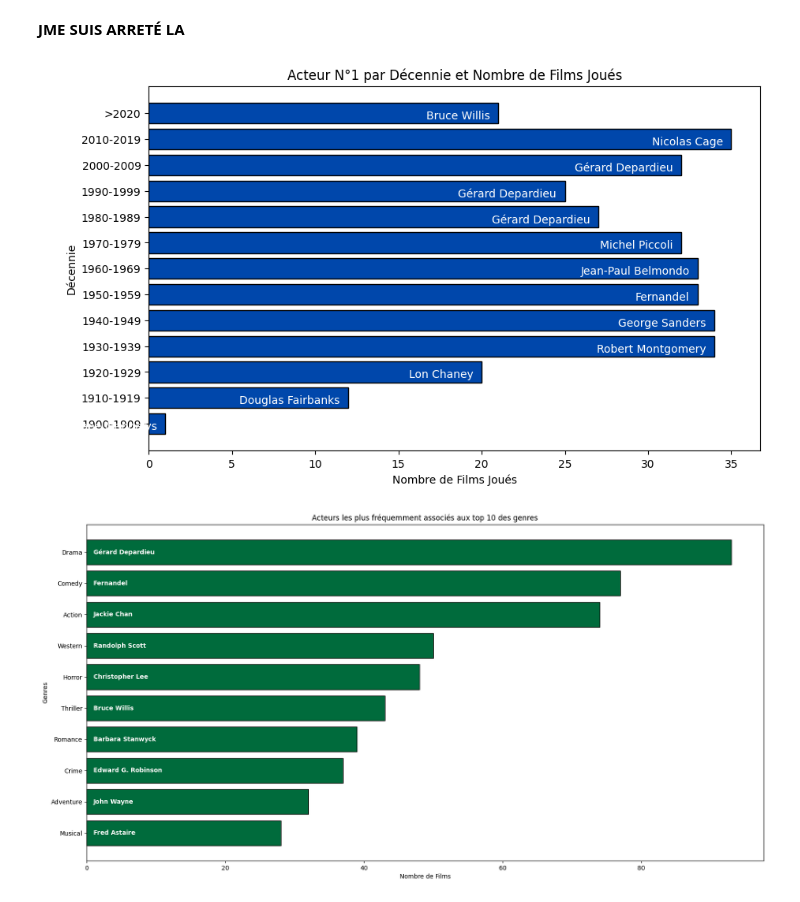
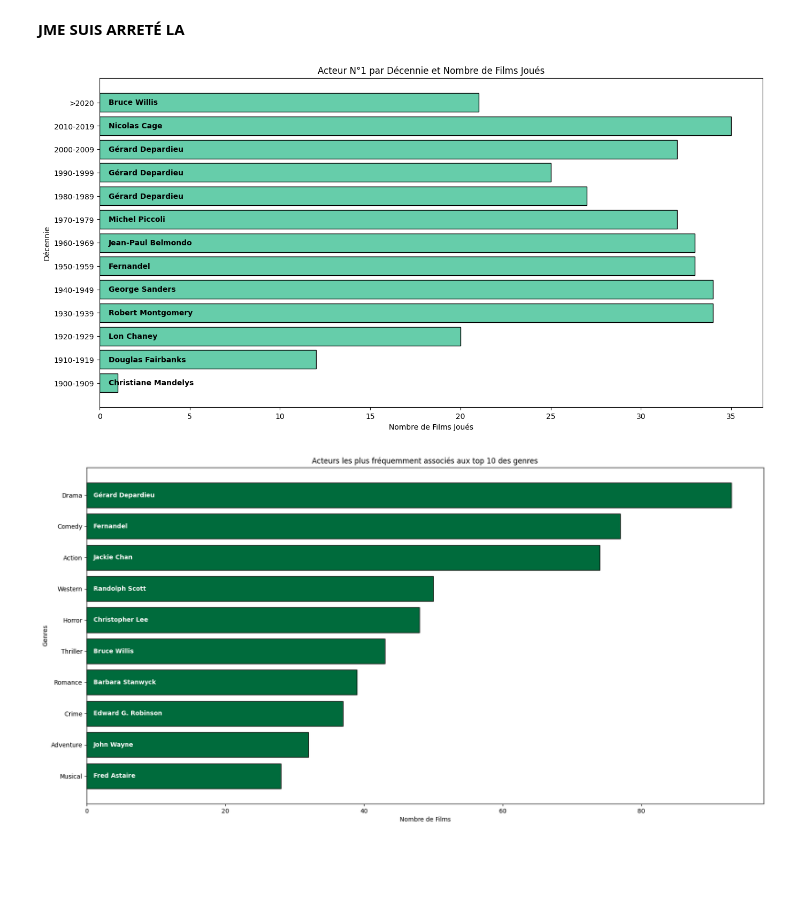
Before and after one commit to Morgan-DCL/project_2, a Jupyter notebook: eda_actors_with_graph.ipynb, the cells around one changed output. Saved outputs shown, nothing was run; the diff lists cells and outputs as text; code cells hidden in the pictures; blank space fills up the shorter version.

```diff
--- a/eda_actors_with_graph.ipynb
+++ b/eda_actors_with_graph.ipynb
@@ -52,44 +48,36 @@ df = df.copy()
 # %%
 grouped_df = df.groupby(
     ['cuts', 'person_name'],
             observed=True
 ).size().reset_index(name='total_film_acteurs').sort_values(by="total_film_acteurs")
 
 top_acteurs_decennie = grouped_df.groupby(
     'cuts',
             observed=True
 ).apply(lambda x: x.nlargest(1, 'total_film_acteurs')).reset_index(drop=True)
 
 decennies = top_acteurs_decennie['cuts']
 noms_acteurs = top_acteurs_decennie['person_name']
 nombre_films = top_acteurs_decennie['total_film_acteurs']
 
-plt.figure(figsize=(10, 6))
+plt.figure(figsize=(16, 8))
 bars = plt.barh(
     decennies,
     nombre_films,
-    color='#0047ab',
+    color='#66cdaa',
     edgecolor="black"
 )
-for bar, nom in zip(bars, noms_acteurs):
-    plt.text(
-        # bar.get_width() - 0.5, bar.get_y() + bar.get_height()/2 - 0.1,
-        bar.get_width() - 0.5,
-        bar.get_y() + bar.get_height()/2 - 0.1,
-        # 1,
-        # bar,
-        f'{nom}',
-        va='center',
-        ha='right',
-        color='white'
-    )
+for i, (count, name) in enumerate(zip(
+    top_acteurs_decennie['total_film_acteurs'],
+    top_acteurs_decennie['person_name'])):
+    plt.text(0.5, i, name, color='black', va='center', ha='left', fontweight='bold')
 
 plt.title('Acteur N°1 par Décennie et Nombre de Films Joués')
 plt.xlabel('Nombre de Films Joués')
 plt.ylabel('Décennie')
 plt.show()
 # %% [output]
-[figure, old version]
+[figure, new version]
 # %%
 actors_by_genre = df.explode('titre_genres').groupby(['person_name', 'titre_genres']).size().reset_index(name='count')
 top_actors_by_genre = actors_by_genre.sort_values('count', ascending=False).drop_duplicates('titre_genres')[:10][::-1]
```
Also changed, not shown: parts of 3 cells of this notebook, 2 other files.
